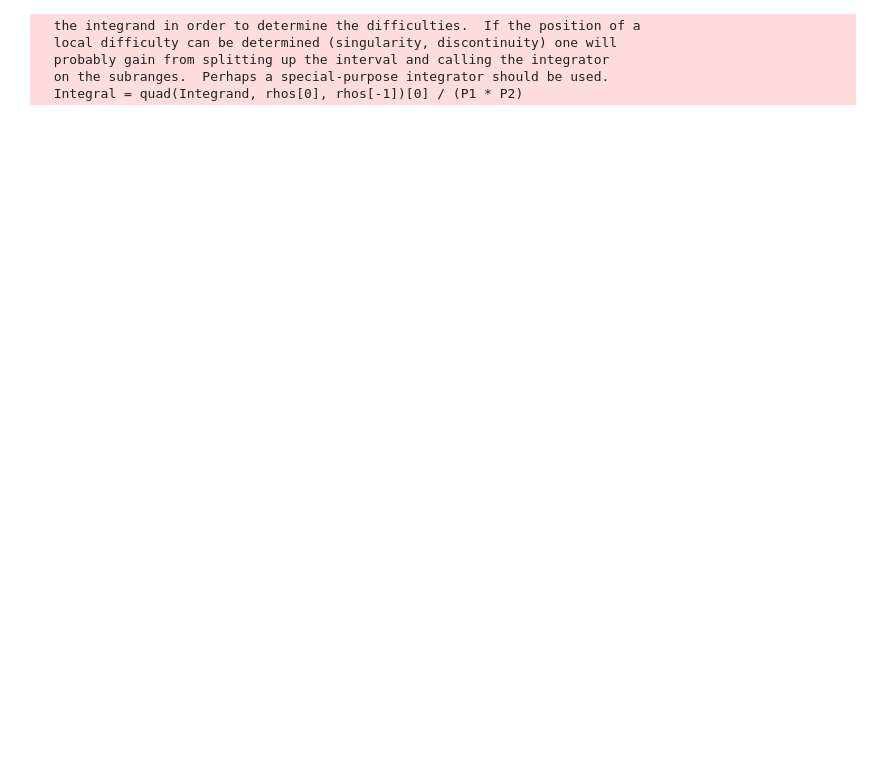
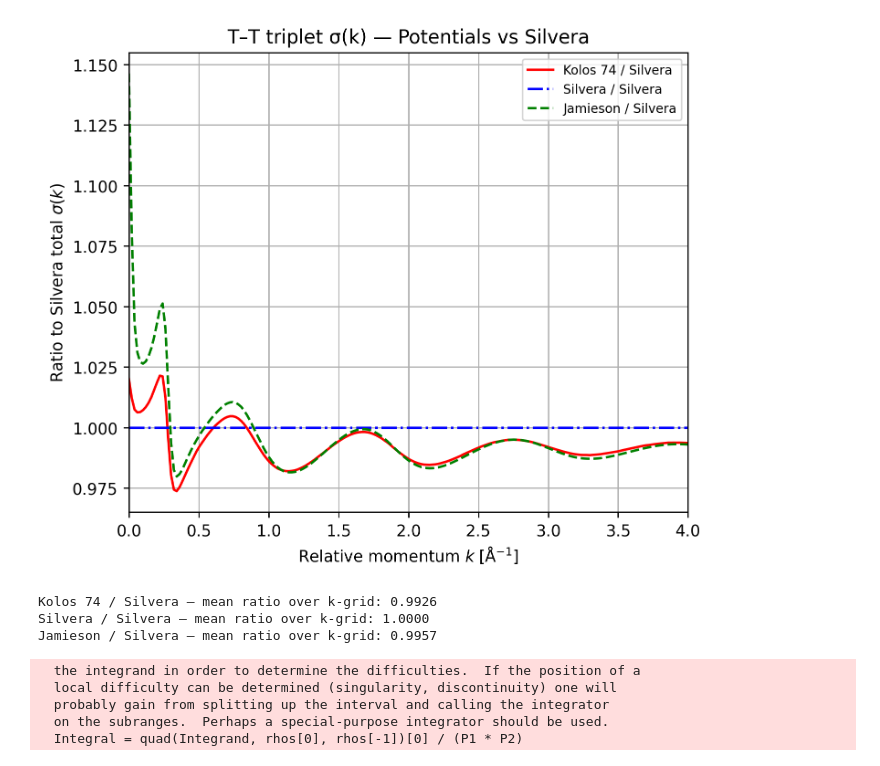
Before and after one commit to UTA-NURES/AtomicHScattering, a Jupyter notebook: examples/Uncert.ipynb, the cells around one changed output. Cells and saved outputs as stored; diff of their text form; code cells hidden in the pictures; blank space fills up the shorter version.

```diff
--- a/examples/Uncert.ipynb
+++ b/examples/Uncert.ipynb
@@ -15,3 +51,36 @@ from spinexchange import SpinExChannels
+# %%
+colors    = ['red', 'blue', 'green', 'orange', 'dimgrey', 'purple', 'brown', 'teal']
+linetypes = ['-', '-.', '--', ':']
+
+plt.figure(figsize=(6,5), dpi=250)
+for i, pot_key in enumerate(potentials.Triplets.keys()):
+    sig_ratio = sigmaT_ratio[pot_key]
+    plt.plot(
+        k_eV,
+        sig_ratio,
+        linetypes[i % len(linetypes)],
+        color=colors[i % len(colors)],
+        label=f"{pot_key} / {base_key}"
+    )
+
+plt.xlabel(r'Relative momentum $k\;[\mathrm{\AA}^{-1}]$')
+plt.ylabel(fr'Ratio to {base_key} total $\sigma(k)$')
+plt.xlim(0, 4)
+plt.title(f"T–T triplet σ(k) — Potentials vs {base_key}")
+plt.grid(True, which='both')
+plt.legend(fontsize=8)
+plt.tight_layout()
+plt.savefig("./Plots/TTElastic_total_ratio.png", dpi=250, bbox_inches='tight')
+plt.show()
+
+for pot_key in potentials.Triplets.keys():
+    mean_ratio = float(np.mean(sigmaT_ratio[pot_key]))
+    print(f"{pot_key} / {base_key} — mean ratio over k-grid: {mean_ratio:.4f}")
+# %% [output]
+[figure, added]
+Kolos 74 / Silvera — mean ratio over k-grid: 0.9926
+Silvera / Silvera — mean ratio over k-grid: 1.0000
+Jamieson / Silvera — mean ratio over k-grid: 0.9957
 # %%
 potT = potentials.Silvera_Triplet
 
```
Also changed, not shown: parts of 13 cells of this notebook, 2 other files.
